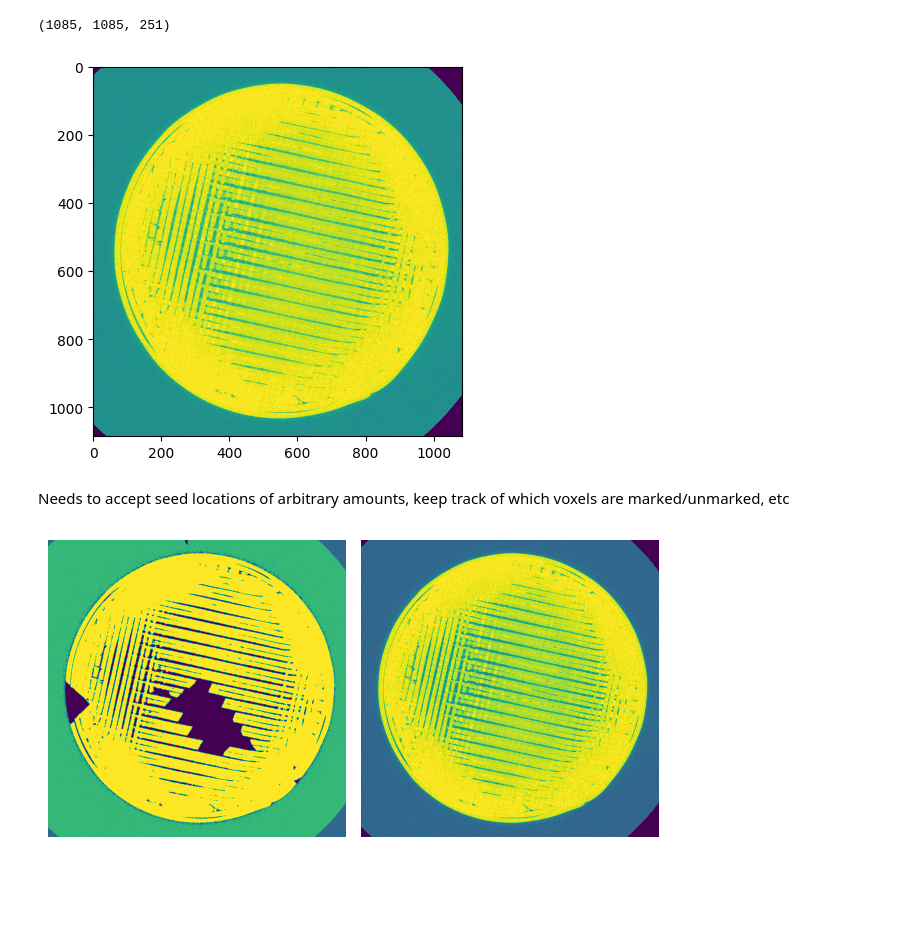
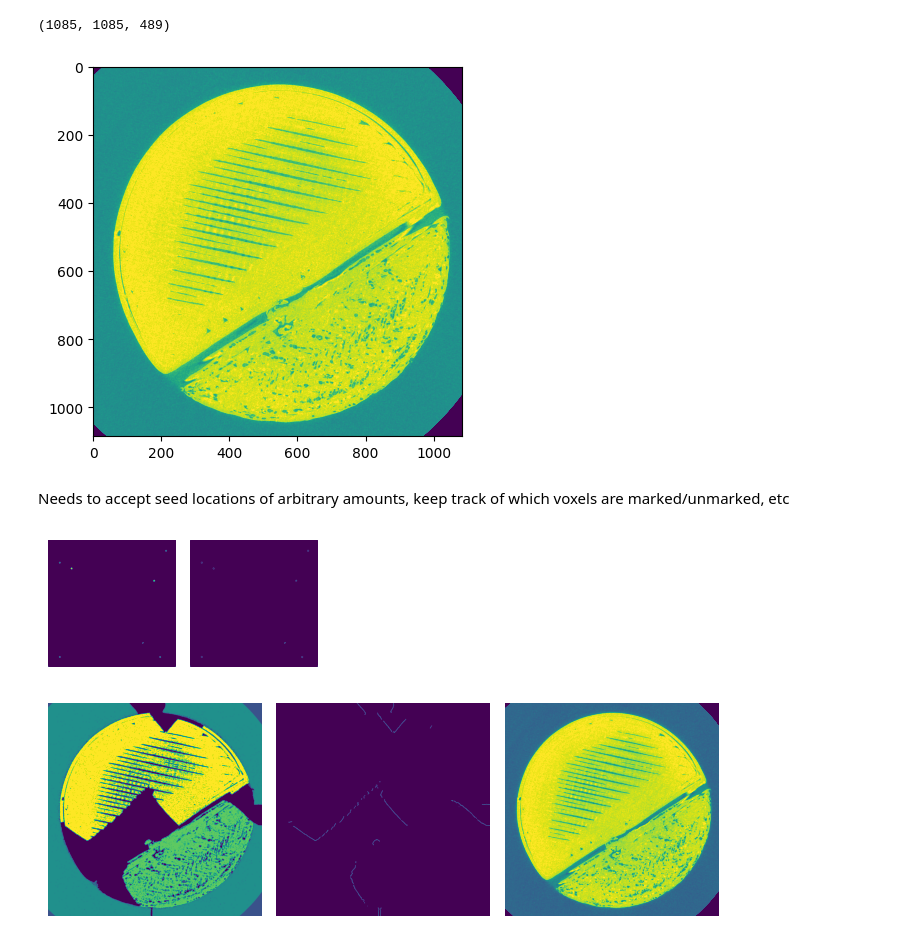
Before and after one commit to tpasfieldERAU/MA390-490_PNNL, a Jupyter notebook: segmentation/meyer-flood.ipynb, the cells around one changed output. Drawn from its saved outputs; the diff is of its cells as text; code cells hidden in the pictures; blank space fills up the shorter version.

```diff
--- a/segmentation/meyer-flood.ipynb
+++ b/segmentation/meyer-flood.ipynb
@@ -6,13 +8,13 @@ import tqdm.notebook as tqdm
 # %%
-mat = np.load(r"..\matrices\isolated-materials\float32\Material2.npy")
-img = mat[:,:,200]
+mat = np.load(r"..\matrices\isolated-materials\float32\Transition1.npy")
+img = mat[:,:,312]
 # %%
 print(mat.shape)
-plt.imshow(mat[:,:,200], vmin=8000, vmax=12000)
+plt.imshow(img, vmin=8000, vmax=12000)
 plt.show()
 # %% [output]
-(1085, 1085, 251)
+(1085, 1085, 489)
-[figure, old version]
+[figure, new version]
 # %% [markdown]
 Needs to accept seed locations of arbitrary amounts, keep track of which voxels are marked/unmarked, etc
 # %%
@@ -95,0 +47,32 @@ for _ in range(100):
+# %%
+active_view = np.zeros(img.shape, np.bool_)
+for x,y,m,t in active:
+    active_view[x,y] = 1
+
+fig, axs = plt.subplots(1,2)
+fig.set_size_inches(4.5,2.25,forward=True)
+im0 = axs[0].imshow(marked, animated=True)
+im1 = axs[1].imshow(active_view, animated=True)
+axs[0].axis(False)
+axs[1].axis(False)
+
+def update(pp):
+    for _ in range(5):
+        watershed_iterate()
+
+    active_view = np.zeros(img.shape, np.bool_)
+    for x,y,m,t in active:
+        active_view[x,y] = 1
+
+    im0.set_array(marked)
+    im1.set_array(active_view)
+    return im0,im1
+
+anim_fig = anim.FuncAnimation(fig, update, frames=200, interval = 16.6667, blit=True)
+plt.axis(False)
+plt.tight_layout()
+plt.show()
+
+anim_fig.save("watershed1.gif")
+# %% [output]
+[figure, added]
@@ -96,10 +137,17 @@ for _ in range(100):
+# %%
+active_view = np.zeros(img.shape, np.bool_)
+for x,y,m,t in active:
+    active_view[x,y] = 1
 # %%
-fig, axs = plt.subplots(1,2)
+fig, axs = plt.subplots(1,3)
+fig.set_size_inches(7,3)
 axs[0].imshow(marked)
-axs[1].imshow(img, vmin=9000, vmax=12000)
+axs[1].imshow(active_view)
+axs[2].imshow(img, vmin=9000, vmax=12000)
 axs[0].axis(False)
 axs[1].axis(False)
+axs[2].axis(False)
 fig.tight_layout()
 plt.show()
 # %% [output]
-[figure, old version]
+[figure, new version]
```
Also changed, not shown: parts of 6 cells of this notebook, 1 other file.
